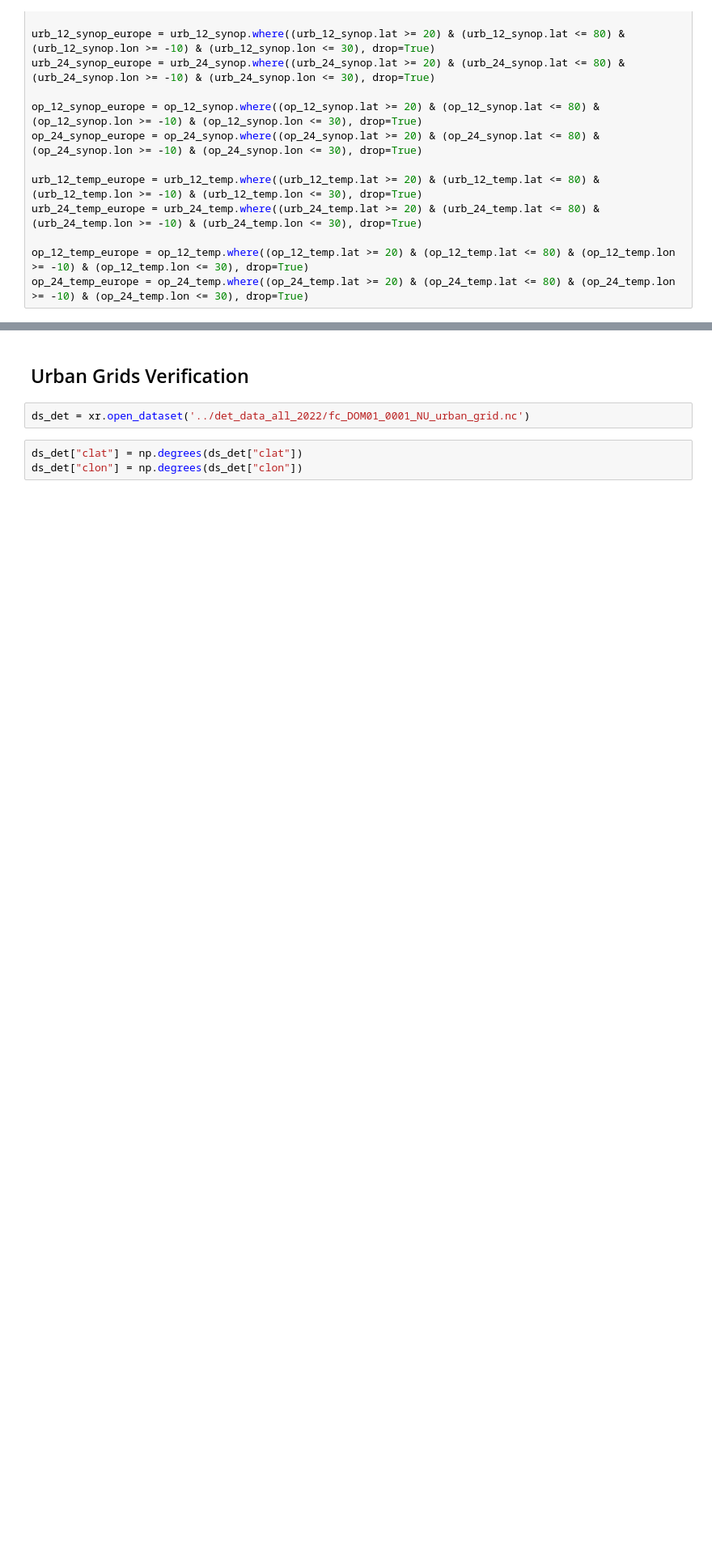
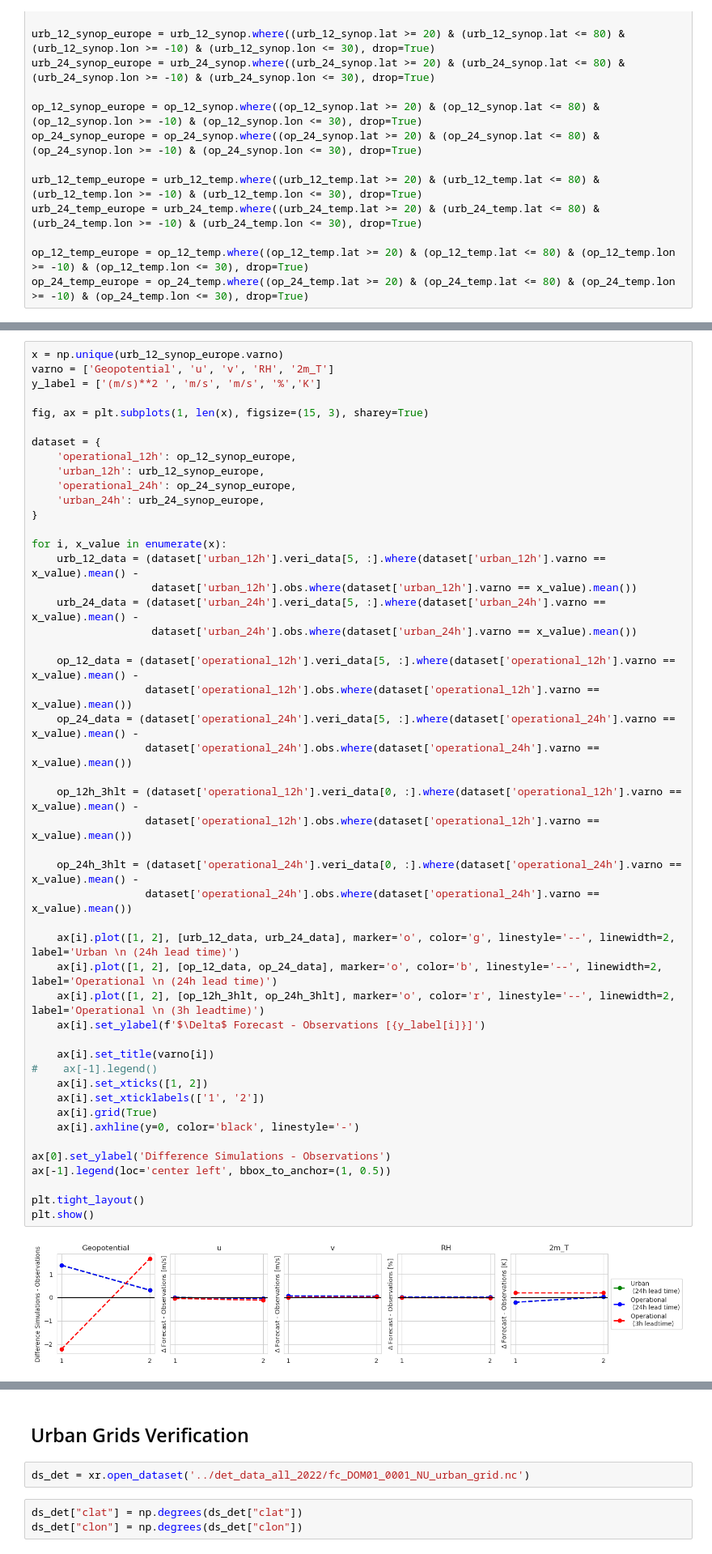
Before and after one commit to maymeret/master_thesis, a Jupyter notebook: verification.ipynb, the cells around one changed output, grey strips where cells are left out. Shown at 81% size. Drawn from its saved outputs; the diff is of its cells as text; blank space fills up the shorter version.

```diff
--- a/verification.ipynb
+++ b/verification.ipynb
@@ -392,0 +253,50 @@ plt.show()
+# %%
+x = np.unique(urb_12_synop_europe.varno)
+varno = ['Geopotential', 'u', 'v', 'RH', '2m_T']
+y_label = ['(m/s)**2 ', 'm/s', 'm/s', '%','K']
+
+fig, ax = plt.subplots(1, len(x), figsize=(15, 3), sharey=True)
+
+dataset = {
+    'operational_12h': op_12_synop_europe,
+    'urban_12h': urb_12_synop_europe,
+    'operational_24h': op_24_synop_europe,
+    'urban_24h': urb_24_synop_europe,
+}
+
+for i, x_value in enumerate(x):
+    urb_12_data = (dataset['urban_12h'].veri_data[5, :].where(dataset['urban_12h'].varno == x_value).mean() -
+                   dataset['urban_12h'].obs.where(dataset['urban_12h'].varno == x_value).mean())
+    urb_24_data = (dataset['urban_24h'].veri_data[5, :].where(dataset['urban_24h'].varno == x_value).mean() -
+                   dataset['urban_24h'].obs.where(dataset['urban_24h'].varno == x_value).mean())
+
+    op_12_data = (dataset['operational_12h'].veri_data[5, :].where(dataset['operational_12h'].varno == x_value).mean() -
+                  dataset['operational_12h'].obs.where(dataset['operational_12h'].varno == x_value).mean())
+    op_24_data = (dataset['operational_24h'].veri_data[5, :].where(dataset['operational_24h'].varno == x_value).mean() -
+                  dataset['operational_24h'].obs.where(dataset['operational_24h'].varno == x_value).mean())
+
+    op_12h_3hlt = (dataset['operational_12h'].veri_data[0, :].where(dataset['operational_12h'].varno == x_value).mean() -
+                  dataset['operational_12h'].obs.where(dataset['operational_12h'].varno == x_value).mean())
+
+    op_24h_3hlt = (dataset['operational_24h'].veri_data[0, :].where(dataset['operational_24h'].varno == x_value).mean() -
+                  dataset['operational_24h'].obs.where(dataset['operational_24h'].varno == x_value).mean())
+
+    ax[i].plot([1, 2], [urb_12_data, urb_24_data], marker='o', color='g', linestyle='--', linewidth=2, label='Urban \n (24h lead time)')
+    ax[i].plot([1, 2], [op_12_data, op_24_data], marker='o', color='b', linestyle='--', linewidth=2, label='Operational \n (24h lead time)')
+    ax[i].plot([1, 2], [op_12h_3hlt, op_24h_3hlt], marker='o', color='r', linestyle='--', linewidth=2, label='Operational \n (3h leadtime)')
+    ax[i].set_ylabel(f'$\Delta$ Forecast - Observations [{y_label[i]}]')
+
+    ax[i].set_title(varno[i])
+#    ax[-1].legend()
+    ax[i].set_xticks([1, 2])
+    ax[i].set_xticklabels(['1', '2'])
+    ax[i].grid(True)
+    ax[i].axhline(y=0, color='black', linestyle='-')
+
+ax[0].set_ylabel('Difference Simulations - Observations')
+ax[-1].legend(loc='center left', bbox_to_anchor=(1, 0.5))
+
+plt.tight_layout()
+plt.show()
+# %% [output]
+[figure, added]
```
Also changed, not shown: parts of 13 cells of this notebook.
